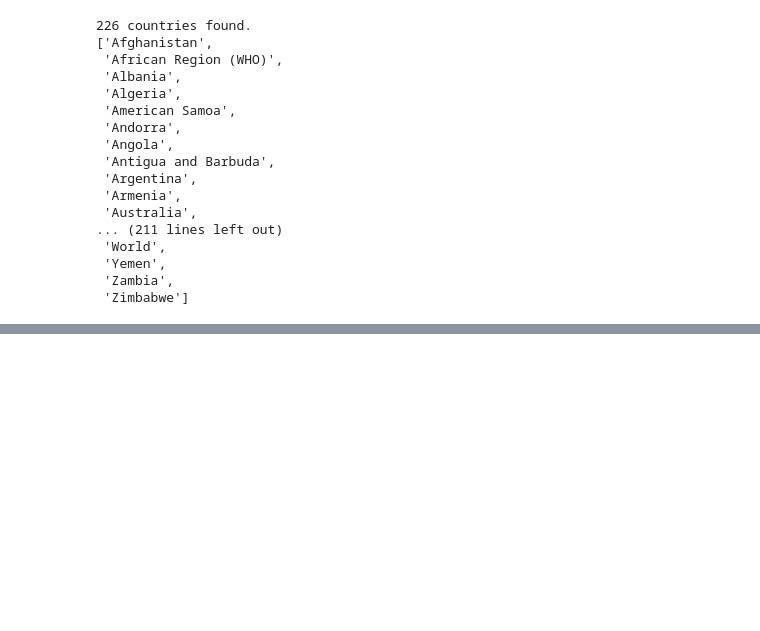
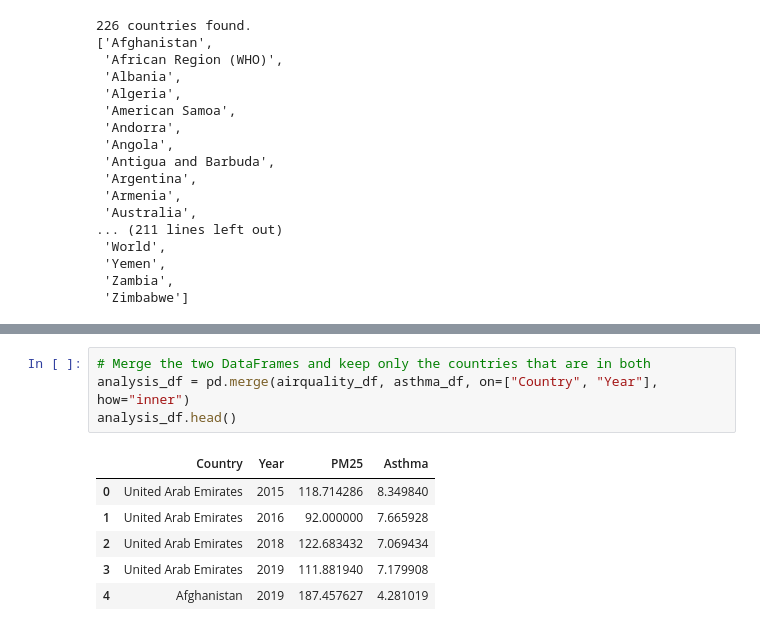
Before and after one commit to benoitchamot/AirQuality_and_Happiness, a Jupyter notebook: Analysis_AirQuality_and_Asthma.ipynb, the cells around one changed output, grey strips where cells are left out. Drawn from its saved outputs; the diff is of its cells as text; blank space fills up the shorter version.

```diff
--- a/Analysis_AirQuality_and_Asthma.ipynb
+++ b/Analysis_AirQuality_and_Asthma.ipynb
@@ -79,0 +85,11 @@ pprint(asthma_countries)
+# %%
+# Merge the two DataFrames and keep only the countries that are in both
+analysis_df = pd.merge(airquality_df, asthma_df, on=["Country", "Year"], how="inner")
+analysis_df.head()
+# %% [output]
+|  | Country | Year | PM25 | Asthma |
+| 0 | United Arab Emirates | 2015 | 118.714286 | 8.349840 |
+| 1 | United Arab Emirates | 2016 | 92.000000 | 7.665928 |
+| 2 | United Arab Emirates | 2018 | 122.683432 | 7.069434 |
+| 3 | United Arab Emirates | 2019 | 111.881940 | 7.179908 |
+| 4 | Afghanistan | 2019 | 187.457627 | 4.281019 |
```
Also changed, not shown: parts of 4 cells of this notebook.
